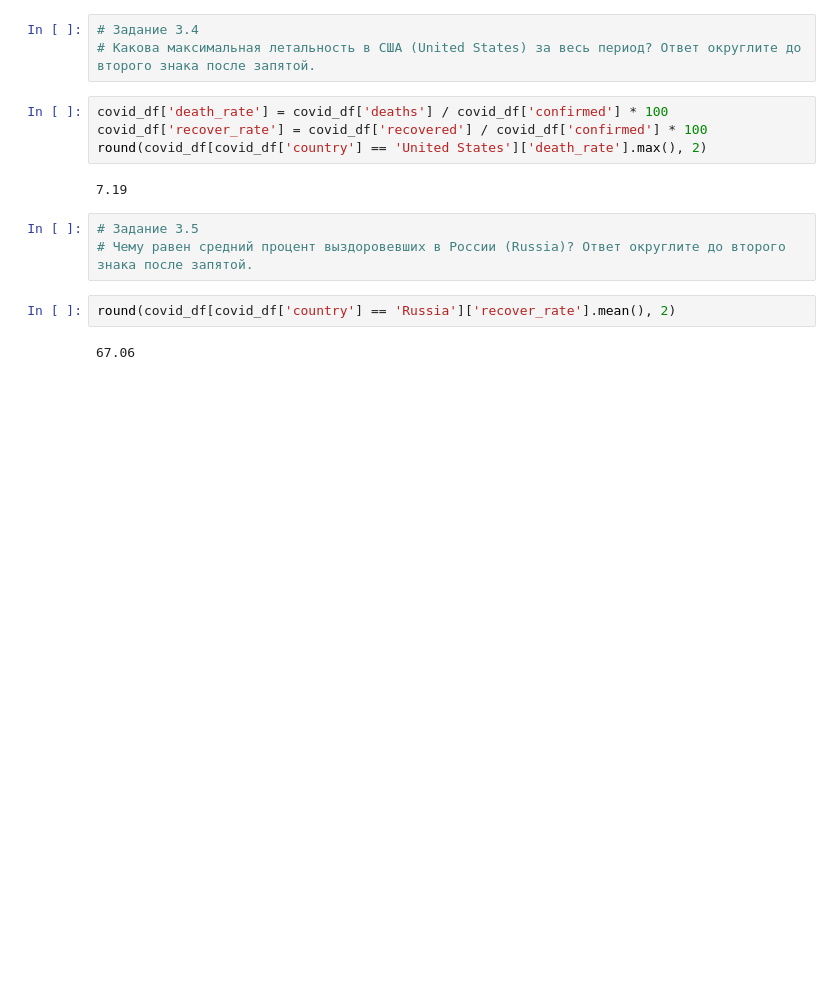
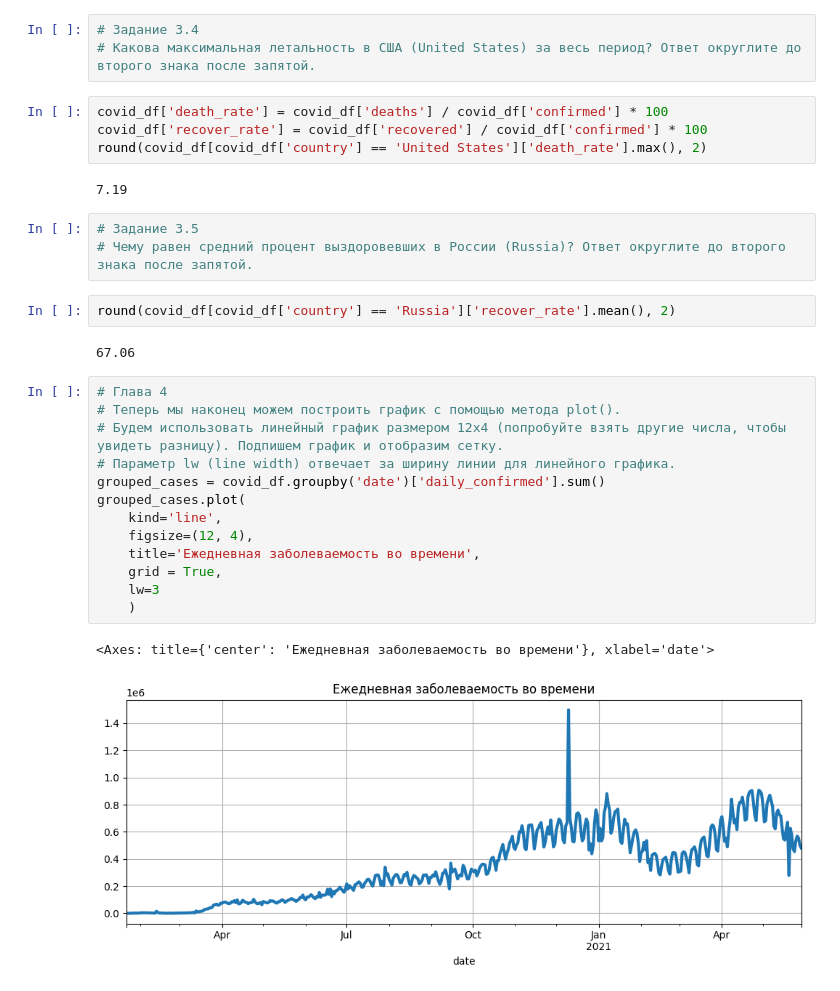
Before and after one commit to olesyaRU/OlesyaRuban, a Jupyter notebook: Очистка данных/COVID/country_vaccinations.ipynb, the cells around one changed output. Drawn from its saved outputs; the diff is of its cells as text; blank space fills up the shorter version.

```diff
--- a/Очистка данных/COVID/country_vaccinations.ipynb
+++ b/Очистка данных/COVID/country_vaccinations.ipynb
@@ -252,3 +252,19 @@ round(covid_df[covid_df['country'] == 'United States']['death_rate'].max(), 2)
 round(covid_df[covid_df['country'] == 'Russia']['recover_rate'].mean(), 2)
 # %% [output]
 67.06
+# %%
+# Глава 4
+# Теперь мы наконец можем построить график с помощью метода plot().
+# Будем использовать линейный график размером 12x4 (попробуйте взять другие числа, чтобы увидеть разницу). Подпишем график и отобразим сетку.
+# Параметр lw (line width) отвечает за ширину линии для линейного графика.
+grouped_cases = covid_df.groupby('date')['daily_confirmed'].sum()
+grouped_cases.plot(
+    kind='line',
+    figsize=(12, 4),
+    title='Ежедневная заболеваемость во времени',
+    grid = True,
+    lw=3
+    )
+# %% [output]
+<Axes: title={'center': 'Ежедневная заболеваемость во времени'}, xlabel='date'>
+[figure, added]
```
Also changed, not shown: parts of 34 cells of this notebook.
